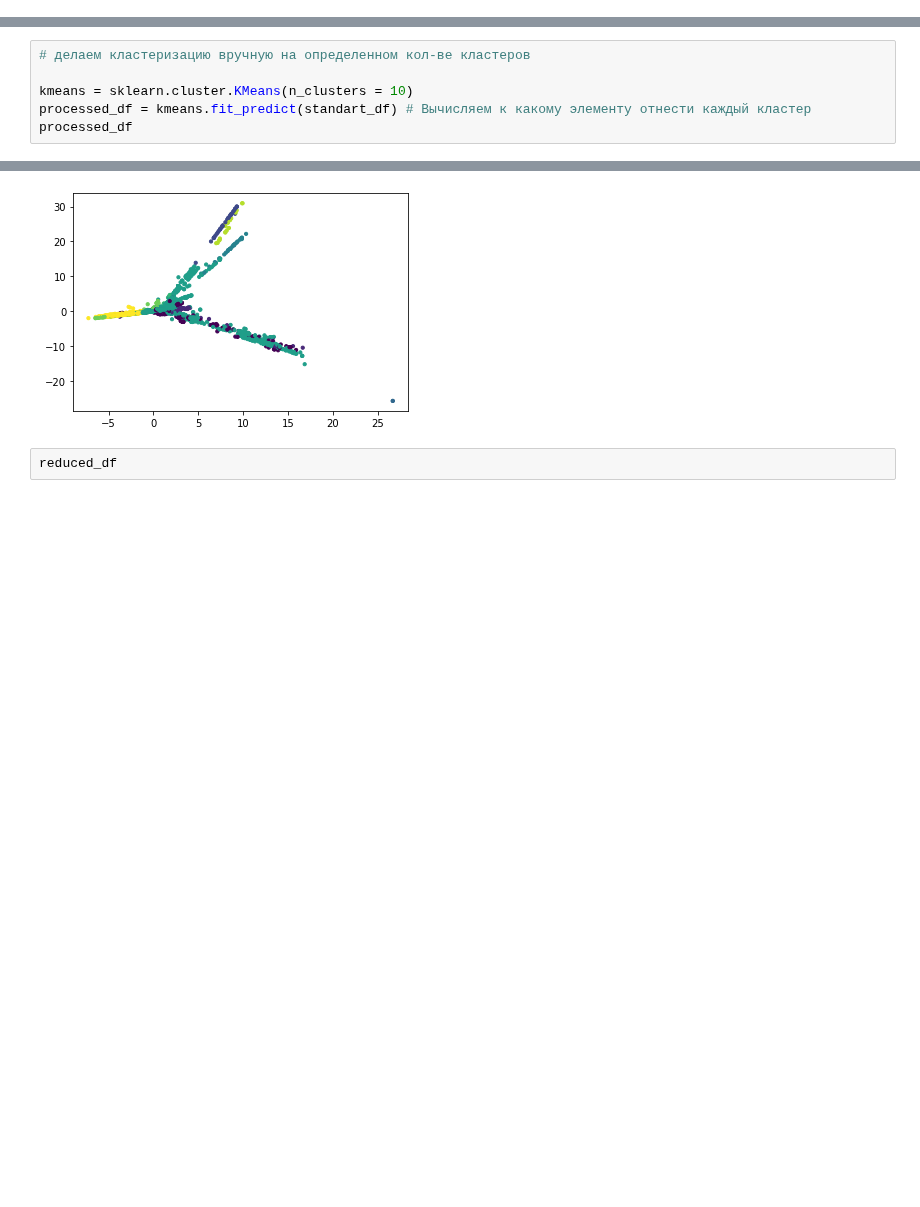
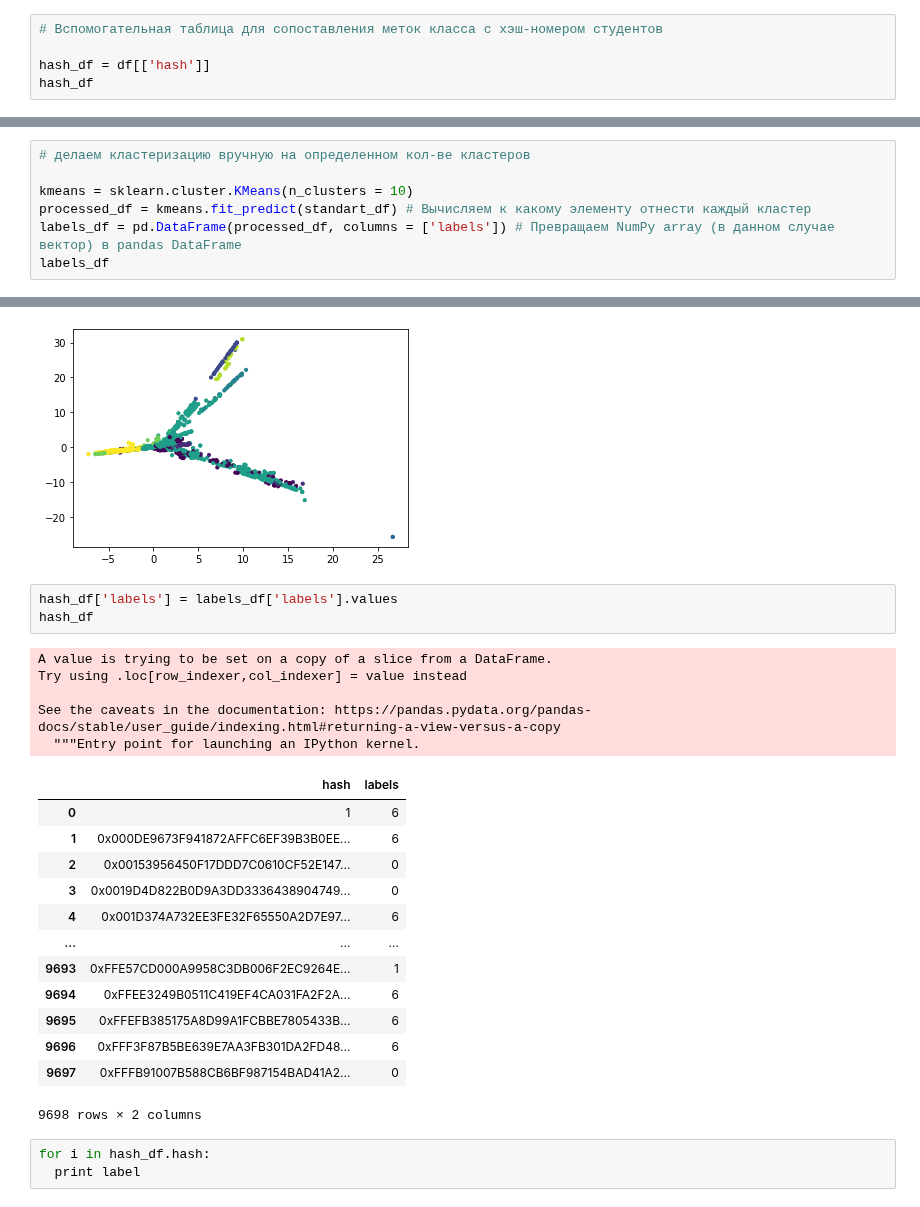
Before and after one commit to Maksimka9/clustering, a Jupyter notebook: test.ipynb, the cells around one changed output, grey strips where cells are left out. Saved outputs shown, nothing was run; the diff lists cells and outputs as text; blank space fills up the shorter version.

```diff
--- a/test.ipynb
+++ b/test.ipynb
@@ -32,3 +32,8 @@ df
 | 9696 | 0xFFF3F87B5BE639E7AA3FB301DA2FD48... | 0 | 0 | 0 | 0 | ... |
 | 9697 | 0xFFFB91007B588CB6BF987154BAD41A2... | 0 | 0 | 0 | 0 | ... |
 9698 rows × 358 columns
+# %%
+# Вспомогательная таблица для сопоставления меток класса с хэш-номером студентов
+
+hash_df = df[['hash']]
+hash_df
@@ -131,5 +166,6 @@ NameError: ignored
 
 kmeans = sklearn.cluster.KMeans(n_clusters = 10)
 processed_df = kmeans.fit_predict(standart_df) # Вычисляем к какому элементу отнести каждый кластер
-processed_df
+labels_df = pd.DataFrame(processed_df, columns = ['labels']) # Превращаем NumPy array (в данном случае вектор) в pandas DataFrame
+labels_df
 # %% [output]
@@ -140,5 +188,28 @@ matplotlib.pyplot.scatter(reduced_df[0], reduced_df[1], c = processed_df, s=10)
 matplotlib.pyplot.show()
 # %% [output]
 [figure]
-# %%
-reduced_df
+# %%
+hash_df['labels'] = labels_df['labels'].values
+hash_df
+# %% [output]
+A value is trying to be set on a copy of a slice from a DataFrame.
+Try using .loc[row_indexer,col_indexer] = value instead
+
+See the caveats in the documentation: https://pandas.pydata.org/pandas-docs/stable/user_guide/indexing.html#returning-a-view-versus-a-copy
+  """Entry point for launching an IPython kernel.
+|  | hash | labels |
+| 0 | 1 | 6 |
+| 1 | 0x000DE9673F941872AFFC6EF39B3B0EE... | 6 |
+| 2 | 0x00153956450F17DDD7C0610CF52E147... | 0 |
+| 3 | 0x0019D4D822B0D9A3DD3336438904749... | 0 |
+| 4 | 0x001D374A732EE3FE32F65550A2D7E97... | 6 |
+| ... | ... | ... |
+| 9693 | 0xFFE57CD000A9958C3DB006F2EC9264E... | 1 |
+| 9694 | 0xFFEE3249B0511C419EF4CA031FA2F2A... | 6 |
+| 9695 | 0xFFEFB385175A8D99A1FCBBE7805433B... | 6 |
+| 9696 | 0xFFF3F87B5BE639E7AA3FB301DA2FD48... | 6 |
+| 9697 | 0xFFFB91007B588CB6BF987154BAD41A2... | 0 |
+9698 rows × 2 columns
+# %%
+for i in hash_df.hash:
+  print label
```
Also changed, not shown: parts of 5 cells of this notebook.
